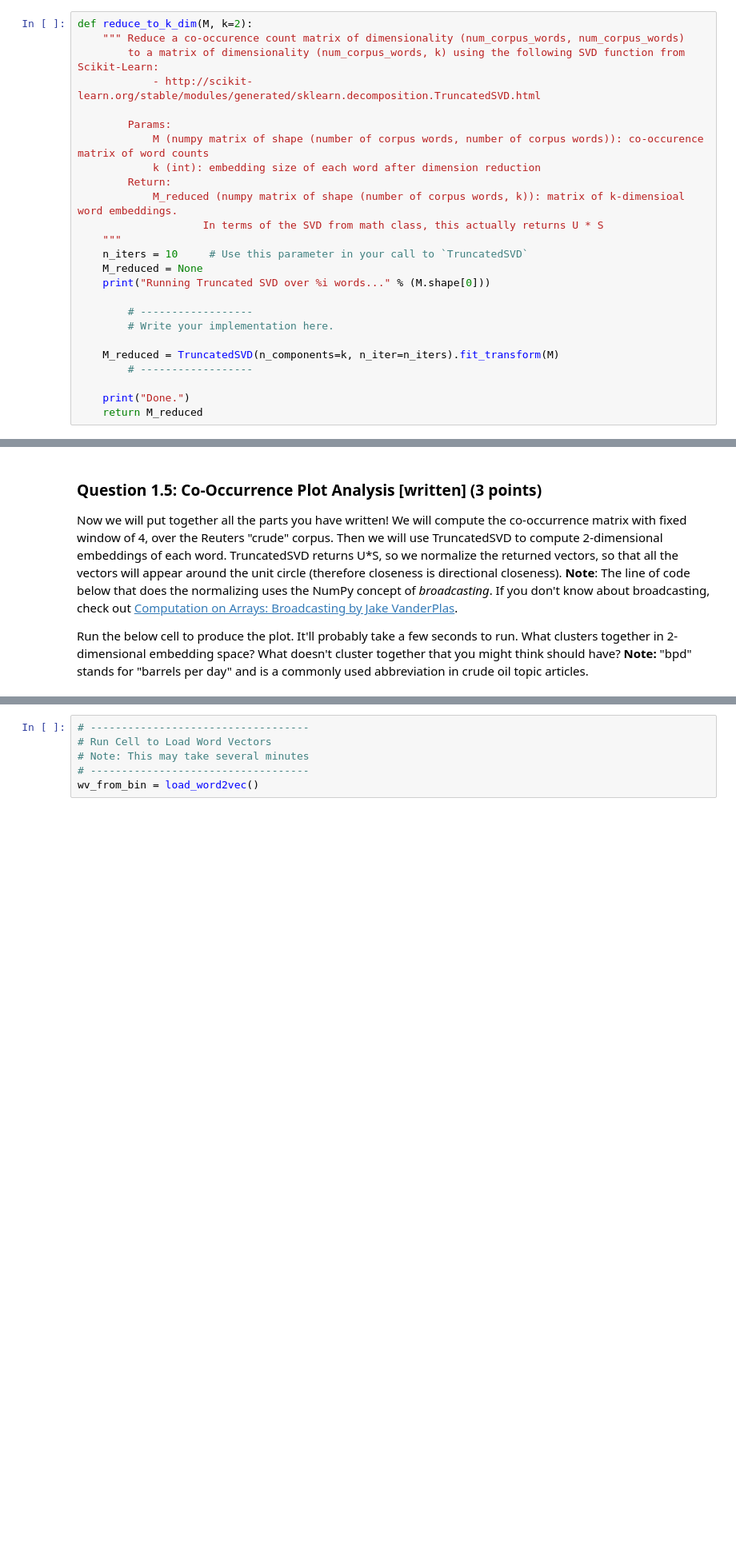
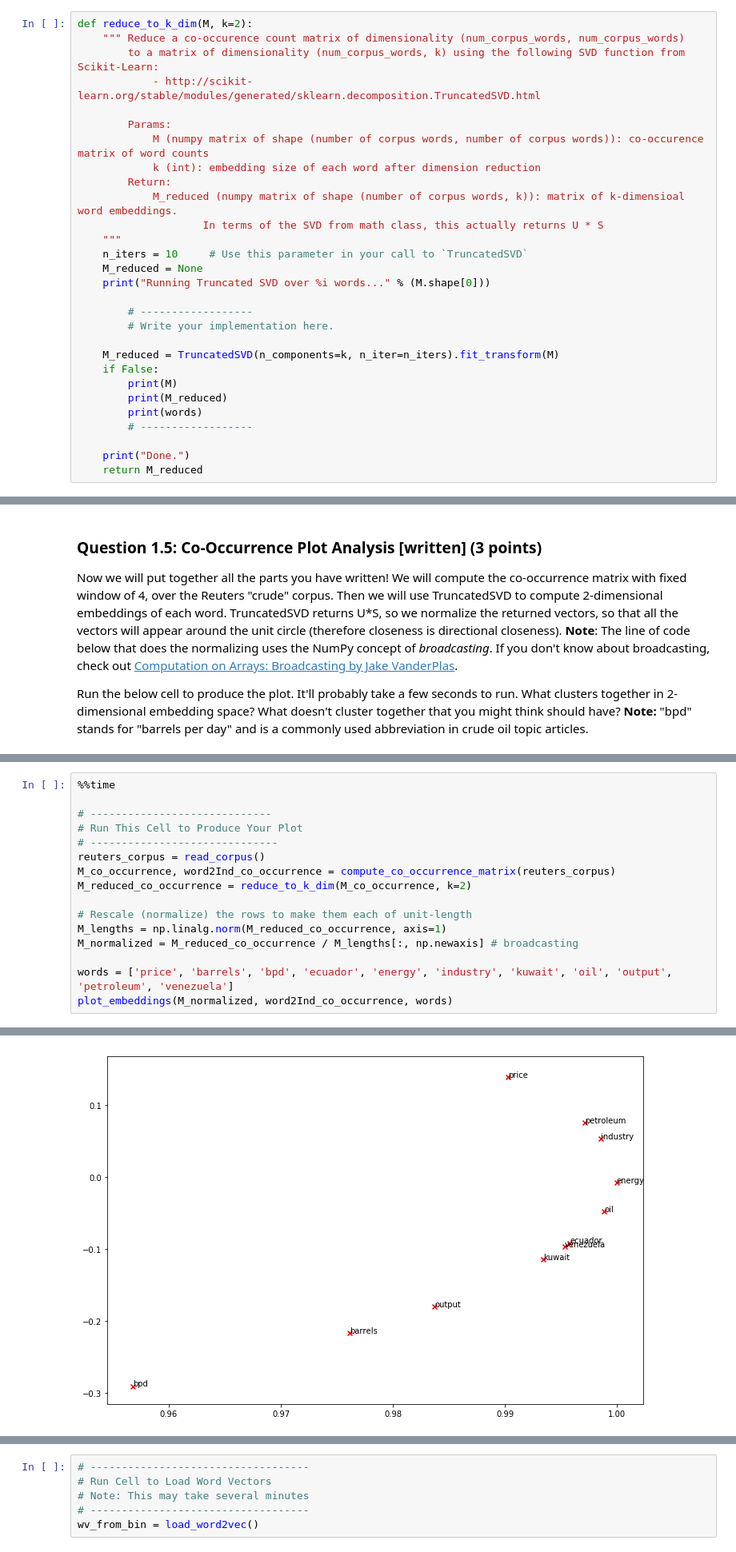
Before and after one commit to marianokamp/play, a Jupyter notebook: cs224nw2017/a1/exploring_word_vectors.ipynb, the cells around one changed output, grey strips where cells are left out. Shown: that part at 80% size. Drawn from its saved outputs; the diff is of its cells as text; blank space fills up the shorter version.

```diff
--- a/cs224nw2017/a1/exploring_word_vectors.ipynb
+++ b/cs224nw2017/a1/exploring_word_vectors.ipynb
@@ -338,6 +320,10 @@ def reduce_to_k_dim(M, k=2):
         # Write your implementation here.
 
     M_reduced = TruncatedSVD(n_components=k, n_iter=n_iters).fit_transform(M)
+    if False:
+        print(M)
+        print(M_reduced)
+        print(words)
         # ------------------
 
     print("Done.")
@@ -461,0 +446,17 @@ plot_embeddings(M_normalized, word2Ind_co_occurrence, words)
+# %%
+%%time
+
+# -----------------------------
+# Run This Cell to Produce Your Plot
+# ------------------------------
+reuters_corpus = read_corpus()
+M_co_occurrence, word2Ind_co_occurrence = compute_co_occurrence_matrix(reuters_corpus)
+M_reduced_co_occurrence = reduce_to_k_dim(M_co_occurrence, k=2)
+
+# Rescale (normalize) the rows to make them each of unit-length
+M_lengths = np.linalg.norm(M_reduced_co_occurrence, axis=1)
+M_normalized = M_reduced_co_occurrence / M_lengths[:, np.newaxis] # broadcasting
+
+words = ['price', 'barrels', 'bpd', 'ecuador', 'energy', 'industry', 'kuwait', 'oil', 'output', 'petroleum', 'venezuela']
+plot_embeddings(M_normalized, word2Ind_co_occurrence, words)
+# %% [output]
@@ -461,0 +467 @@ plot_embeddings(M_normalized, word2Ind_co_occurrence, words)
+[figure, added]
```
Also changed, not shown: parts of 13 cells of this notebook.
